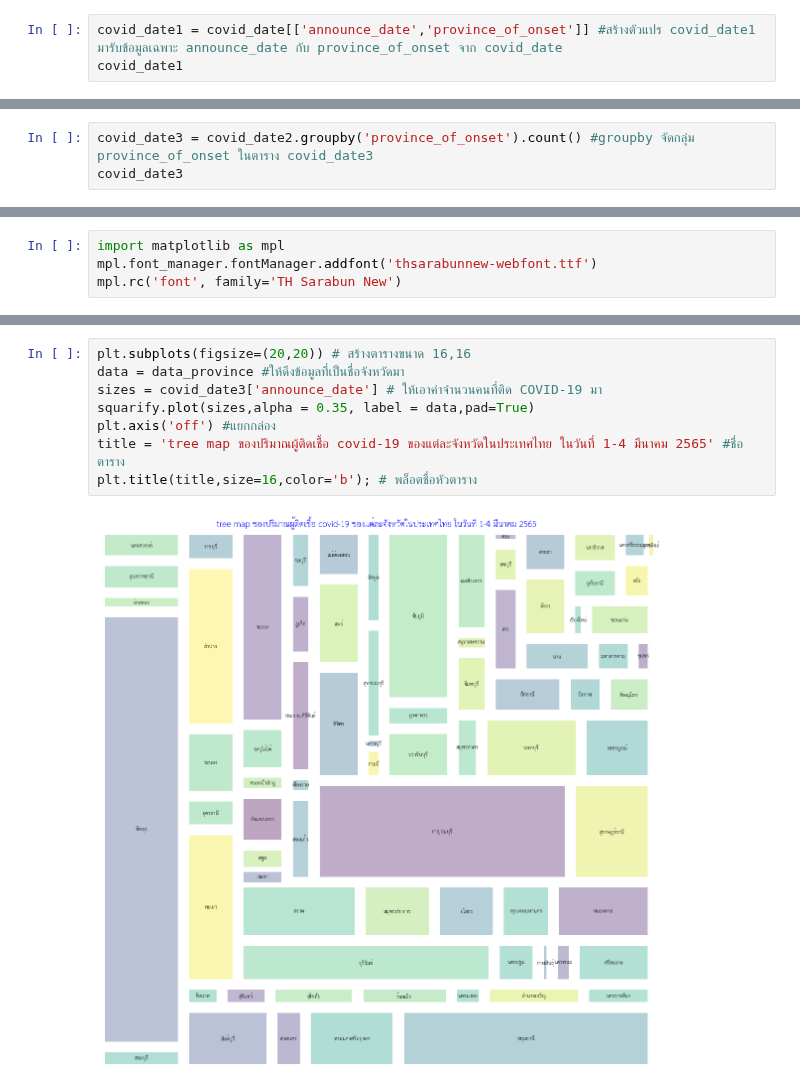
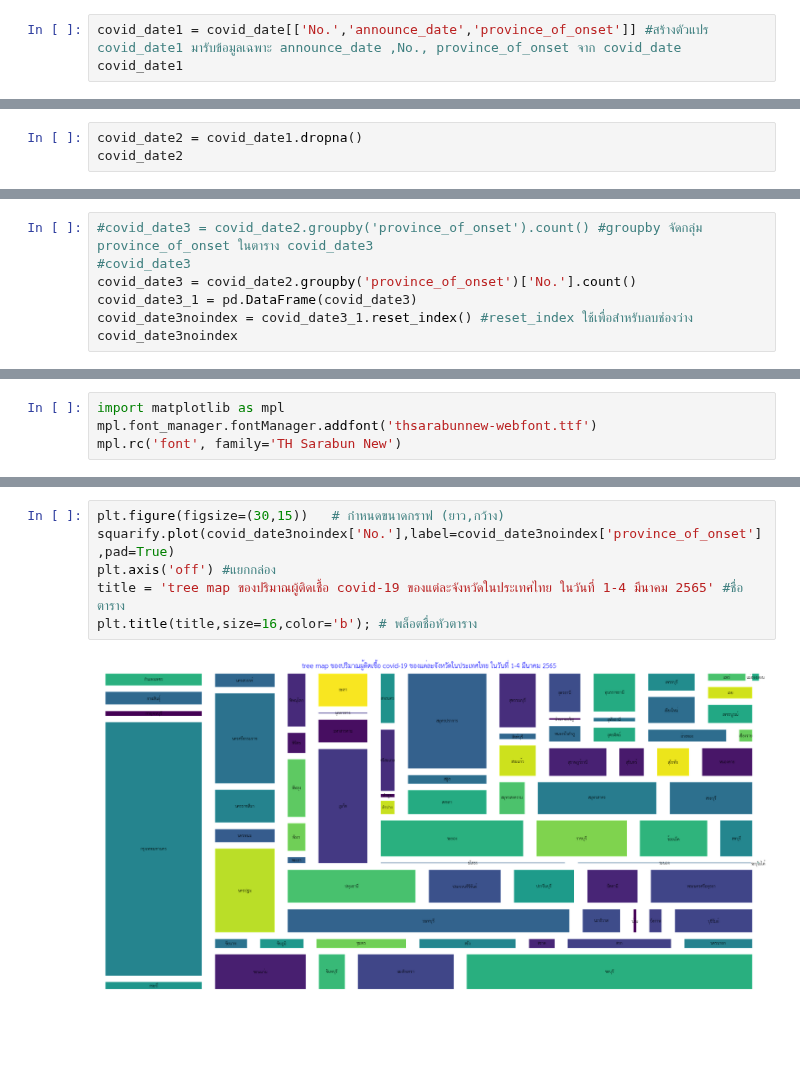
Before and after one commit to SuwareeThammakoonsate/data_viz_2022, a Jupyter notebook: DataViz04_Data_Comparison.ipynb, the cells around one changed output, grey strips where cells are left out. Drawn from its saved outputs; the diff is of its cells as text; blank space fills up the shorter version.

Commit message:
Group HW2

```diff
--- a/DataViz04_Data_Comparison.ipynb
+++ b/DataViz04_Data_Comparison.ipynb
@@ -642,6 +642,6 @@ covid_date
 | 112379 | 2981996 | 4/3/2022 | 3/3/2022 | ชาย | NaN | NaN | Thailand | สมุทรปราการ | ... |
 90069 rows × 11 columns
 # %%
-covid_date1 = covid_date[['announce_date','province_of_onset']] #สร้างตัวแปร covid_date1 มารับข้อมูลเฉพาะ announce_date กับ province_of_onset จาก covid_date
+covid_date1 = covid_date[['No.','announce_date','province_of_onset']] #สร้างตัวแปร covid_date1 มารับข้อมูลเฉพาะ announce_date ,No., province_of_onset จาก covid_date
 covid_date1
 # %% [output]
@@ -685,0 +674,3 @@ covid_date2
+# %%
+covid_date2 = covid_date1.dropna()
+covid_date2
@@ -752,4 +763,8 @@ covid_date2
 # %%
-covid_date3 = covid_date2.groupby('province_of_onset').count() #groupby จัดกลุ่ม province_of_onset ในตาราง covid_date3
-covid_date3
+#covid_date3 = covid_date2.groupby('province_of_onset').count() #groupby จัดกลุ่ม province_of_onset ในตาราง covid_date3
+#covid_date3
+covid_date3 = covid_date2.groupby('province_of_onset')['No.'].count()
+covid_date3_1 = pd.DataFrame(covid_date3)
+covid_date3noindex = covid_date3_1.reset_index() #reset_index ใช้เพื่อสำหรับลบช่องว่าง
+covid_date3noindex
 # %% [output]
@@ -785,10 +803,8 @@ import squarify
 # %%
-plt.subplots(figsize=(20,20)) # สร้างตารางขนาด 16,16
-data = data_province #ให้ดึงข้อมูลที่เป็นชื่อจังหวัดมา
-sizes = covid_date3['announce_date'] # ให้เอาค่าจำนวนคนที่ติด COVID-19 มา
-squarify.plot(sizes,alpha = 0.35, label = data,pad=True)
+plt.figure(figsize=(30,15))   # กำหนดขนาดกราฟ (ยาว,กว้าง)
+squarify.plot(covid_date3noindex['No.'],label=covid_date3noindex['province_of_onset'],pad=True)
 plt.axis('off') #แยกกล่อง
 title = 'tree map ของปริมาณผู้ติดเชื้อ covid-19 ของแต่ละจังหวัดในประเทศไทย ในวันที่ 1-4 มีนาคม 2565' #ชื่อตาราง
 plt.title(title,size=16,color='b'); # พล็อตชื่อหัวตาราง
 # %% [output]
-[figure, old version]
+[figure, new version]
```
Also changed, not shown: parts of 15 cells of this notebook.
